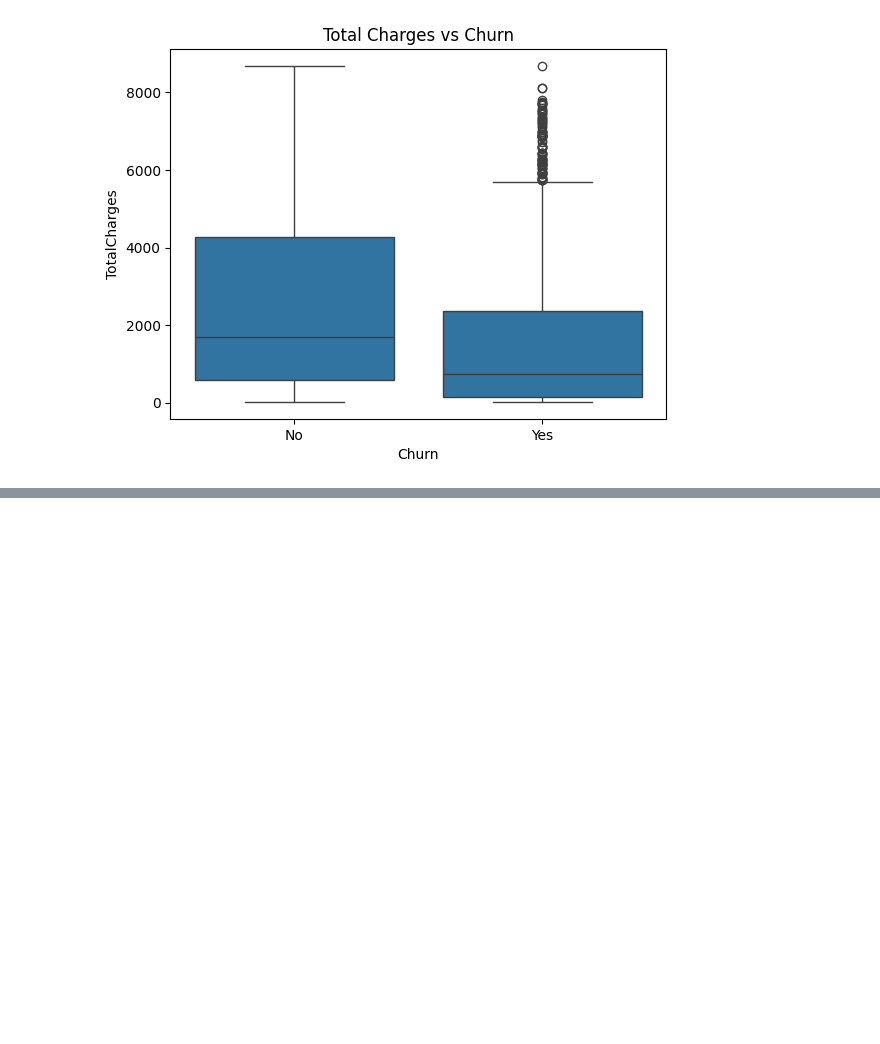
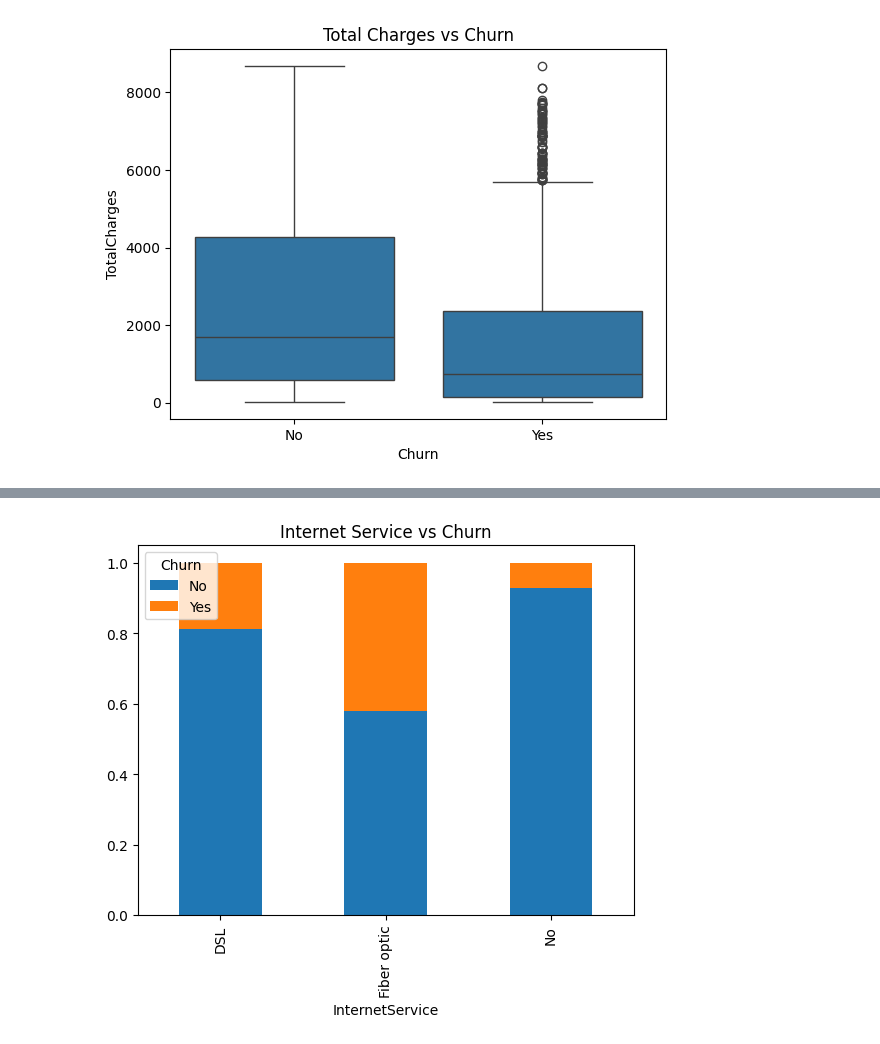
Before and after one commit to fermow/SBU-Data-Science-2026, a Jupyter notebook: Assignment_3/jupyter_notebook_and_reports/01_eda.ipynb, the cells around one changed output, grey strips where cells are left out. Cells and saved outputs as stored; diff of their text form; code cells hidden in the pictures; blank space fills up the shorter version.

```diff
--- a/Assignment_3/jupyter_notebook_and_reports/01_eda.ipynb
+++ b/Assignment_3/jupyter_notebook_and_reports/01_eda.ipynb
@@ -219,0 +238,8 @@ plt.show()
+# %%
+import matplotlib.pyplot as plt
+
+pd.crosstab(df["InternetService"], df["Churn"], normalize="index").plot(kind="bar", stacked=True)
+plt.title("Internet Service vs Churn")
+plt.show()
+# %% [output]
+[figure, added]
```
Also changed, not shown: parts of 11 cells of this notebook.
